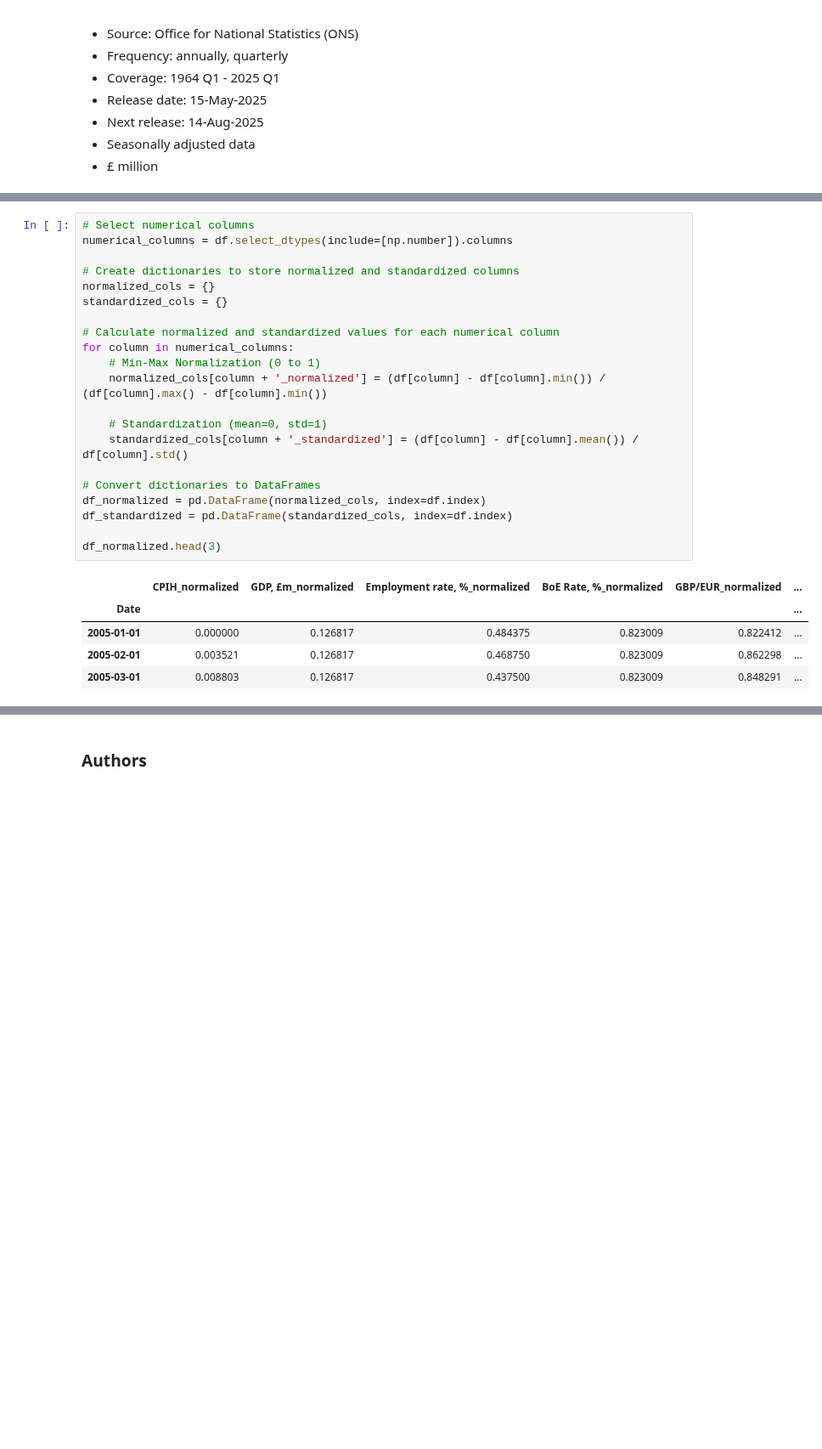
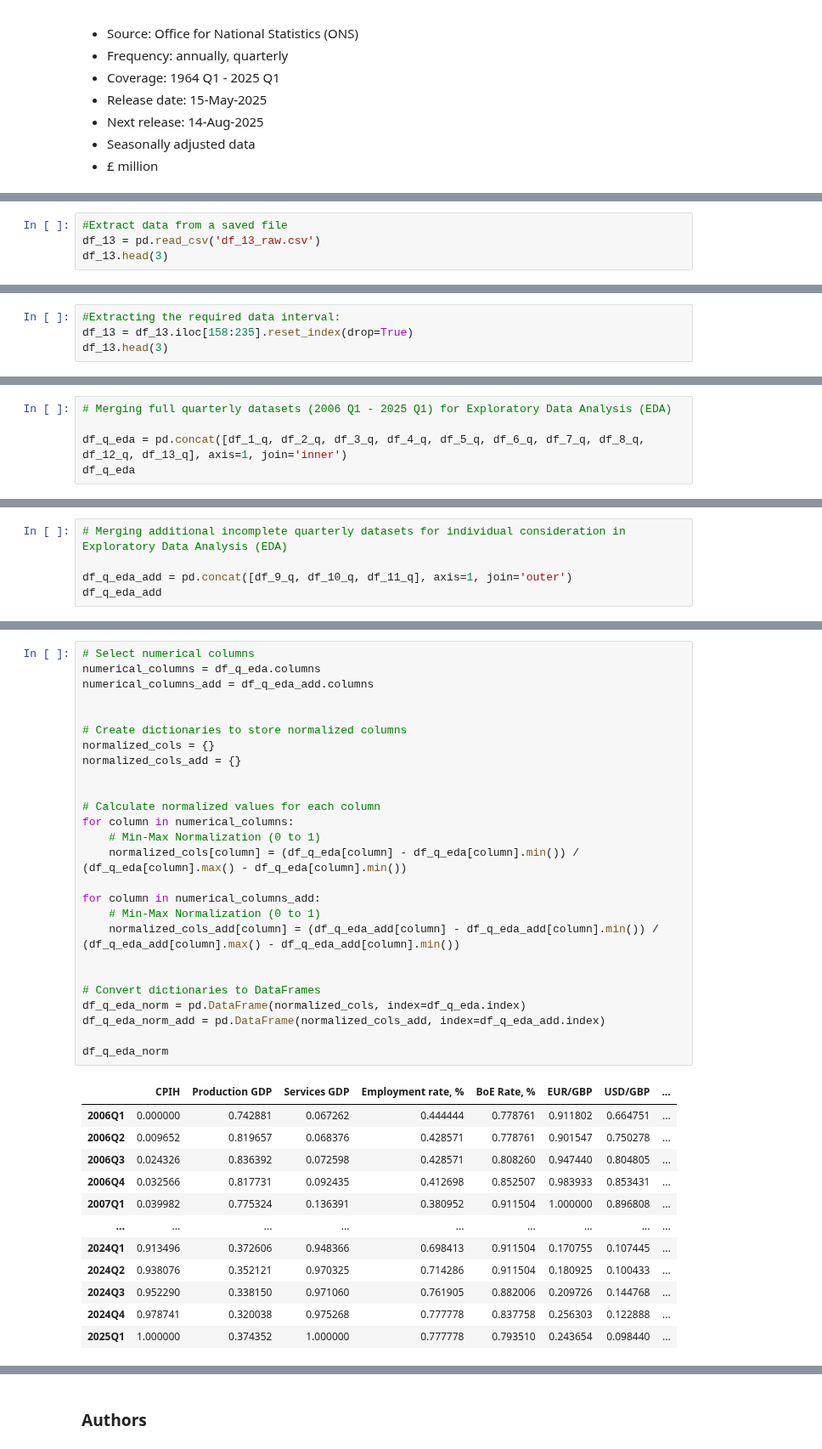
Before and after one commit to Alisa-Makhonina/Macroeconomic_indicators_vs_Construction_indicators, a Jupyter notebook: 3_Data Preprocessing.ipynb, the cells around one changed output, grey strips where cells are left out. Shown at 85% size. Saved outputs shown, nothing was run; the diff lists cells and outputs as text; blank space fills up the shorter version.

Commit message:
Extention
1 more dataset added

```diff
--- a/3_Data Preprocessing.ipynb
+++ b/3_Data Preprocessing.ipynb
@@ -1990,0 +2261,4 @@ df_12.head(5)
+# %%
+#Extract data from a saved file
+df_13 = pd.read_csv('df_13_raw.csv')
+df_13.head(3)
@@ -1990,0 +2279,4 @@ df_12.head(5)
+# %%
+#Extracting the required data interval:
+df_13 = df_13.iloc[158:235].reset_index(drop=True)
+df_13.head(3)
@@ -2014,0 +2325,5 @@ df
+# %%
+# Merging full quarterly datasets (2006 Q1 - 2025 Q1) for Exploratory Data Analysis (EDA)
+
+df_q_eda = pd.concat([df_1_q, df_2_q, df_3_q, df_4_q, df_5_q, df_6_q, df_7_q, df_8_q, df_12_q, df_13_q], axis=1, join='inner')
+df_q_eda
@@ -2014,0 +2366,5 @@ df
+# %%
+# Merging additional incomplete quarterly datasets for individual consideration in Exploratory Data Analysis (EDA)
+
+df_q_eda_add = pd.concat([df_9_q, df_10_q, df_11_q], axis=1, join='outer')
+df_q_eda_add
@@ -2015,27 +2450,39 @@ df
 # %%
 # Select numerical columns
-numerical_columns = df.select_dtypes(include=[np.number]).columns
+numerical_columns = df_q_eda.columns
+numerical_columns_add = df_q_eda_add.columns
 
-# Create dictionaries to store normalized and standardized columns
+
+# Create dictionaries to store normalized columns
 normalized_cols = {}
-standardized_cols = {}
+normalized_cols_add = {}
 
-# Calculate normalized and standardized values for each numerical column
+
+# Calculate normalized values for each column
 for column in numerical_columns:
     # Min-Max Normalization (0 to 1)
-    normalized_cols[column + '_normalized'] = (df[column] - df[column].min()) / (df[column].max() - df[column].min())
+    normalized_cols[column] = (df_q_eda[column] - df_q_eda[column].min()) / (df_q_eda[column].max() - df_q_eda[column].min())
 
-    # Standardization (mean=0, std=1)
-    standardized_cols[column + '_standardized'] = (df[column] - df[column].mean()) / df[column].std()
+for column in numerical_columns_add:
+    # Min-Max Normalization (0 to 1)
+    normalized_cols_add[column] = (df_q_eda_add[column] - df_q_eda_add[column].min()) / (df_q_eda_add[column].max() - df_q_eda_add[column].min())
+
 
 # Convert dictionaries to DataFrames
-df_normalized = pd.DataFrame(normalized_cols, index=df.index)
-df_standardized = pd.DataFrame(standardized_cols, index=df.index)
+df_q_eda_norm = pd.DataFrame(normalized_cols, index=df_q_eda.index)
+df_q_eda_norm_add = pd.DataFrame(normalized_cols_add, index=df_q_eda_add.index)
 
-df_normalized.head(3)
+df_q_eda_norm
 # %% [output]
-|  | CPIH_normalized | GDP, £m_normalized | Employment rate, %_normalized | BoE Rate, %_normalized | GBP/EUR_normalized | ... |
-| Date |  |  |  |  |  | ... |
-| 2005-01-01 | 0.000000 | 0.126817 | 0.484375 | 0.823009 | 0.822412 | ... |
-| 2005-02-01 | 0.003521 | 0.126817 | 0.468750 | 0.823009 | 0.862298 | ... |
-| 2005-03-01 | 0.008803 | 0.126817 | 0.437500 | 0.823009 | 0.848291 | ... |
+|  | CPIH | Production GDP | Services GDP | Employment rate, % | BoE Rate, % | EUR/GBP | USD/GBP | ... |
+| 2006Q1 | 0.000000 | 0.742881 | 0.067262 | 0.444444 | 0.778761 | 0.911802 | 0.664751 | ... |
+| 2006Q2 | 0.009652 | 0.819657 | 0.068376 | 0.428571 | 0.778761 | 0.901547 | 0.750278 | ... |
+| 2006Q3 | 0.024326 | 0.836392 | 0.072598 | 0.428571 | 0.808260 | 0.947440 | 0.804805 | ... |
+| 2006Q4 | 0.032566 | 0.817731 | 0.092435 | 0.412698 | 0.852507 | 0.983933 | 0.853431 | ... |
+| 2007Q1 | 0.039982 | 0.775324 | 0.136391 | 0.380952 | 0.911504 | 1.000000 | 0.896808 | ... |
+| ... | ... | ... | ... | ... | ... | ... | ... | ... |
+| 2024Q1 | 0.913496 | 0.372606 | 0.948366 | 0.698413 | 0.911504 | 0.170755 | 0.107445 | ... |
+| 2024Q2 | 0.938076 | 0.352121 | 0.970325 | 0.714286 | 0.911504 | 0.180925 | 0.100433 | ... |
+| 2024Q3 | 0.952290 | 0.338150 | 0.971060 | 0.761905 | 0.882006 | 0.209726 | 0.144768 | ... |
+| 2024Q4 | 0.978741 | 0.320038 | 0.975268 | 0.777778 | 0.837758 | 0.256303 | 0.122888 | ... |
+| 2025Q1 | 1.000000 | 0.374352 | 1.000000 | 0.777778 | 0.793510 | 0.243654 | 0.098440 | ... |
```
Also changed, not shown: parts of 223 cells of this notebook.
